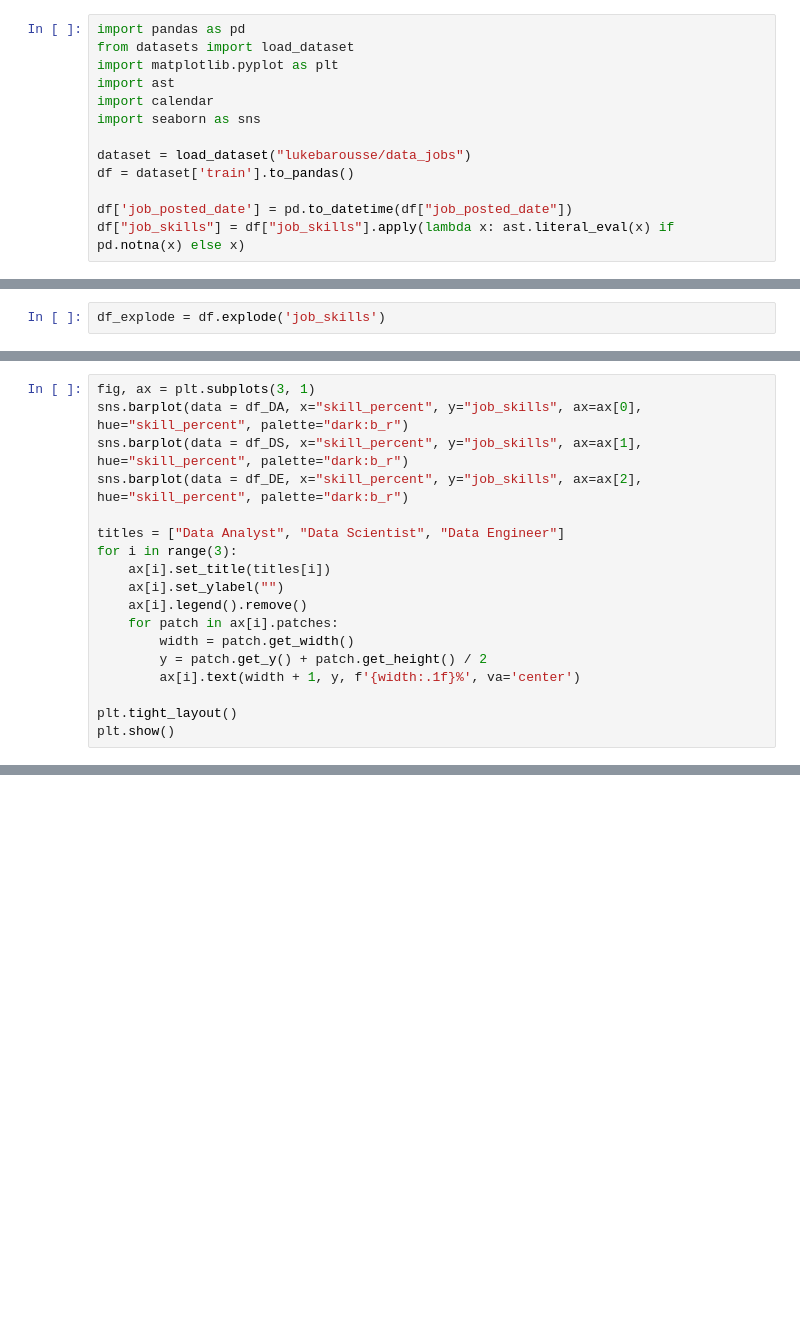
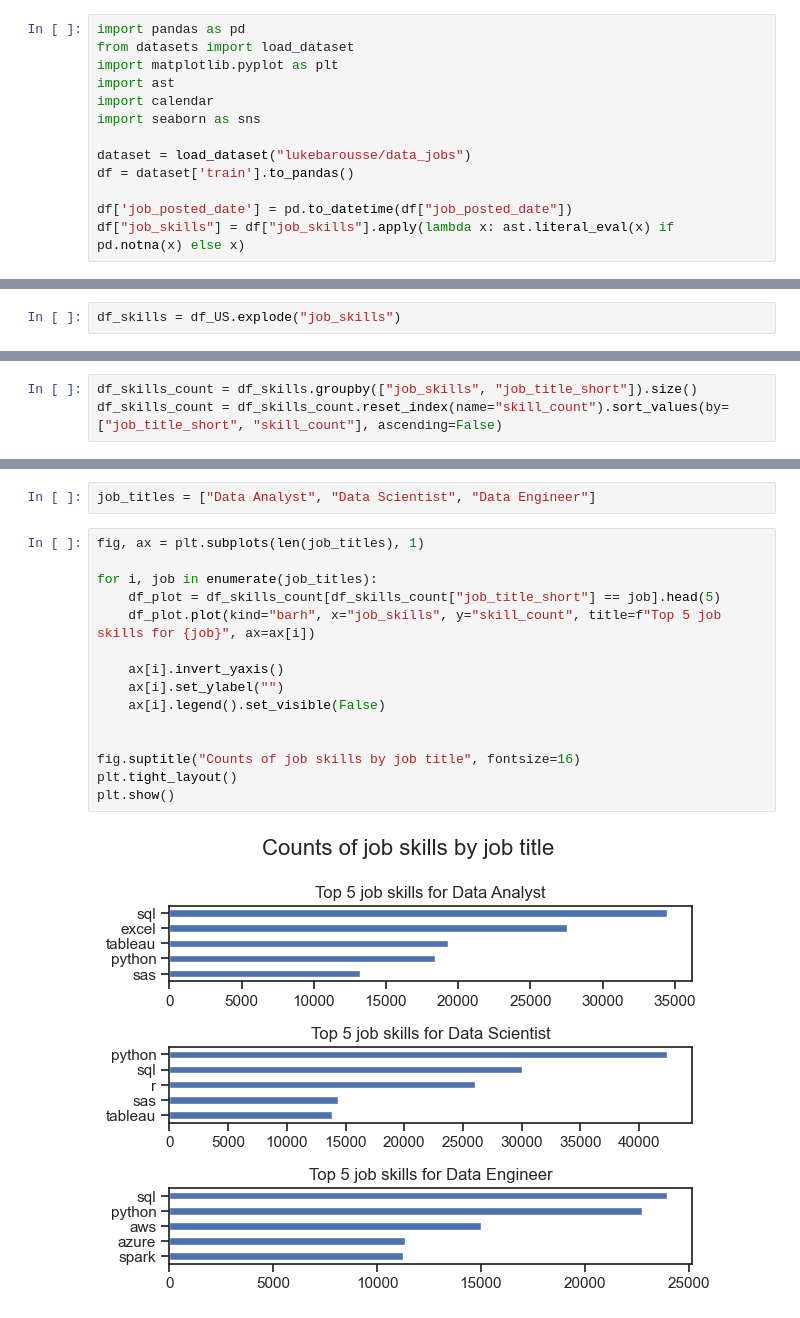
Before and after one commit to Menam-Khotaby/Python_Data_Project, a Jupyter notebook: Project_Section/1_skill_count.ipynb, the cells around one changed output, grey strips where cells are left out. Saved outputs shown, nothing was run; the diff lists cells and outputs as text; blank space fills up the shorter version.

```diff
--- a/Project_Section/1_skill_count.ipynb
+++ b/Project_Section/1_skill_count.ipynb
@@ -14,2 +16,2 @@ df["job_skills"] = df["job_skills"].apply(lambda x: ast.literal_eval(x) if pd.no
 # %%
-df_explode = df.explode('job_skills')
+df_skills = df_US.explode("job_skills")
@@ -72,18 +17,0 @@ df_DE["skill_percent"] = df_DE["skill_count"] / total3 * 100
-# %%
-fig, ax = plt.subplots(3, 1)
-sns.barplot(data = df_DA, x="skill_percent", y="job_skills", ax=ax[0], hue="skill_percent", palette="dark:b_r")
-sns.barplot(data = df_DS, x="skill_percent", y="job_skills", ax=ax[1], hue="skill_percent", palette="dark:b_r")
-sns.barplot(data = df_DE, x="skill_percent", y="job_skills", ax=ax[2], hue="skill_percent", palette="dark:b_r")
-
-titles = ["Data Analyst", "Data Scientist", "Data Engineer"]
-for i in range(3):
-    ax[i].set_title(titles[i])
-    ax[i].set_ylabel("")
-    ax[i].legend().remove()
-    for patch in ax[i].patches:
-        width = patch.get_width()
-        y = patch.get_y() + patch.get_height() / 2
-        ax[i].text(width + 1, y, f'{width:.1f}%', va='center')
-
-plt.tight_layout()
-plt.show()
@@ -91,0 +18,3 @@ plt.show()
+# %%
+df_skills_count = df_skills.groupby(["job_skills", "job_title_short"]).size()
+df_skills_count = df_skills_count.reset_index(name="skill_count").sort_values(by=["job_title_short", "skill_count"], ascending=False)
@@ -91,0 +37,19 @@ plt.show()
+# %%
+job_titles = ["Data Analyst", "Data Scientist", "Data Engineer"]
+# %%
+fig, ax = plt.subplots(len(job_titles), 1)
+
+for i, job in enumerate(job_titles):
+    df_plot = df_skills_count[df_skills_count["job_title_short"] == job].head(5)
+    df_plot.plot(kind="barh", x="job_skills", y="skill_count", title=f"Top 5 job skills for {job}", ax=ax[i])
+
+    ax[i].invert_yaxis()
+    ax[i].set_ylabel("")
+    ax[i].legend().set_visible(False)
+
+
+fig.suptitle("Counts of job skills by job title", fontsize=16)
+plt.tight_layout()
+plt.show()
+# %% [output]
+[figure, added]
```
Also changed, not shown: parts of 16 cells of this notebook.
